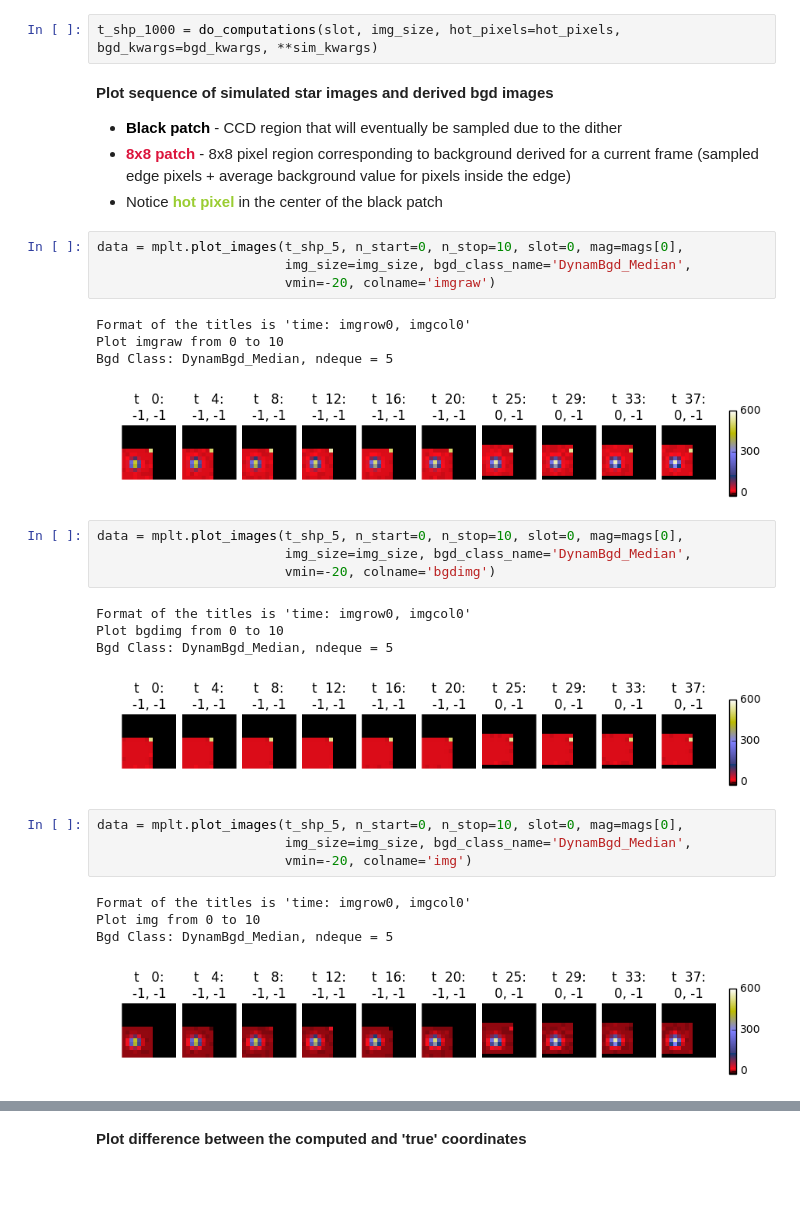
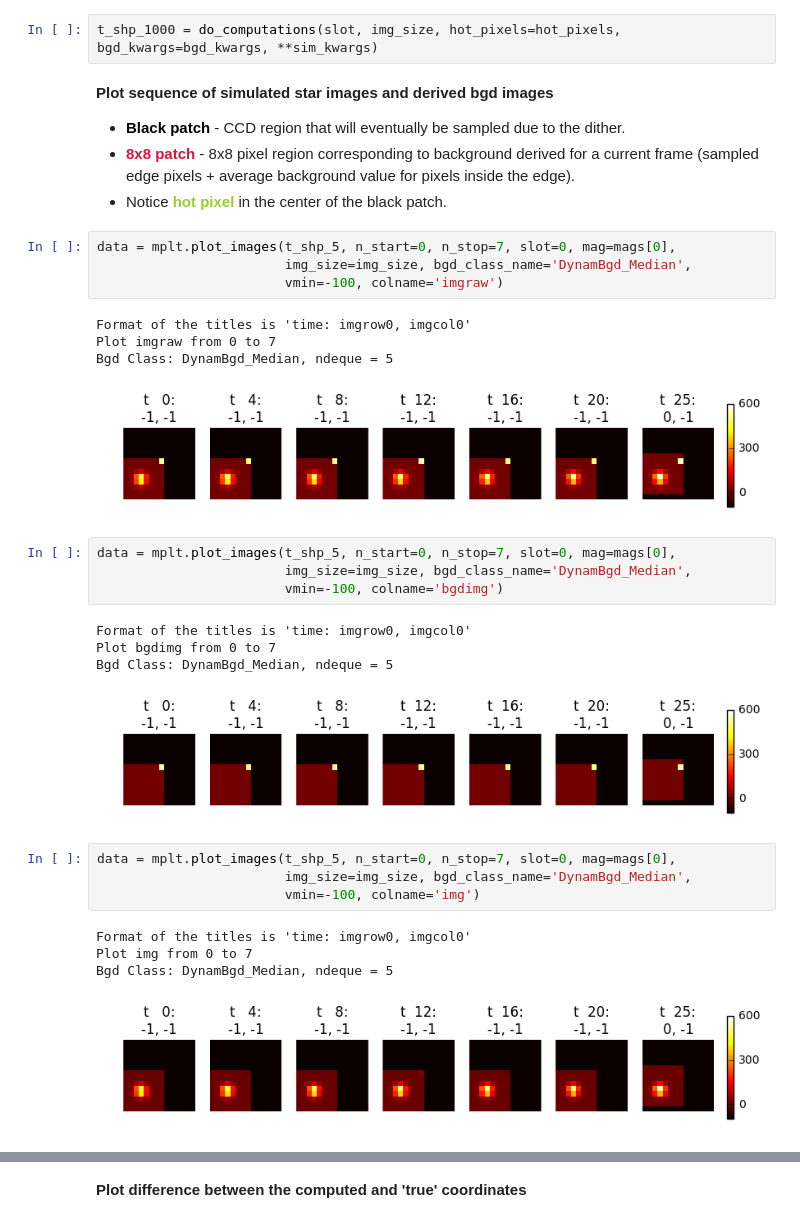
Before and after one commit to sot/aca_centroiding, a Jupyter notebook: dynam_bgd/aca_dynam_bgd_sim.ipynb, the cells around one changed output, grey strips where cells are left out. Saved outputs shown, nothing was run; the diff lists cells and outputs as text; blank space fills up the shorter version.

Commit message:
Adjusted plot layout

```diff
--- a/dynam_bgd/aca_dynam_bgd_sim.ipynb
+++ b/dynam_bgd/aca_dynam_bgd_sim.ipynb
@@ -276,36 +282,36 @@ t_shp_1000 = do_computations(slot, img_size, hot_pixels=hot_pixels, bgd_kwargs=b
 # %% [markdown]
 __Plot sequence of simulated star images and derived bgd images__
 
-* <span style="color:black;font-weight:bold">Black patch</span> - CCD region that will eventually be sampled due to the dither
-* <span style="color:crimson;font-weight:bold">8x8 patch</span> - 8x8 pixel region corresponding to background derived for a current frame (sampled edge pixels + average background value for pixels inside the edge)
-* Notice <span style="color:yellowgreen;font-weight:bold">hot pixel</span> in the center of the black patch
+* <span style="color:black;font-weight:bold">Black patch</span> - CCD region that will eventually be sampled due to the dither.
+* <span style="color:crimson;font-weight:bold">8x8 patch</span> - 8x8 pixel region corresponding to background derived for a current frame (sampled edge pixels + average background value for pixels inside the edge).
+* Notice <span style="color:yellowgreen;font-weight:bold">hot pixel</span> in the center of the black patch.
 # %%
-data = mplt.plot_images(t_shp_5, n_start=0, n_stop=10, slot=0, mag=mags[0],
+data = mplt.plot_images(t_shp_5, n_start=0, n_stop=7, slot=0, mag=mags[0],
                         img_size=img_size, bgd_class_name='DynamBgd_Median',
-                        vmin=-20, colname='imgraw')
+                        vmin=-100, colname='imgraw')
 # %% [output]
 Format of the titles is 'time: imgrow0, imgcol0'
-Plot imgraw from 0 to 10
+Plot imgraw from 0 to 7
 Bgd Class: DynamBgd_Median, ndeque = 5
-[figure, old version]
+[figure, new version]
 # %%
-data = mplt.plot_images(t_shp_5, n_start=0, n_stop=10, slot=0, mag=mags[0],
+data = mplt.plot_images(t_shp_5, n_start=0, n_stop=7, slot=0, mag=mags[0],
                         img_size=img_size, bgd_class_name='DynamBgd_Median',
-                        vmin=-20, colname='bgdimg')
+                        vmin=-100, colname='bgdimg')
 # %% [output]
 Format of the titles is 'time: imgrow0, imgcol0'
-Plot bgdimg from 0 to 10
+Plot bgdimg from 0 to 7
 Bgd Class: DynamBgd_Median, ndeque = 5
-[figure, old version]
+[figure, new version]
 # %%
-data = mplt.plot_images(t_shp_5, n_start=0, n_stop=10, slot=0, mag=mags[0],
+data = mplt.plot_images(t_shp_5, n_start=0, n_stop=7, slot=0, mag=mags[0],
                         img_size=img_size, bgd_class_name='DynamBgd_Median',
-                        vmin=-20, colname='img')
+                        vmin=-100, colname='img')
 # %% [output]
 Format of the titles is 'time: imgrow0, imgcol0'
-Plot img from 0 to 10
+Plot img from 0 to 7
 Bgd Class: DynamBgd_Median, ndeque = 5
-[figure, old version]
+[figure, new version]
 # %% [markdown]
 __Plot sampled background pixels__
 
```
Also changed, not shown: parts of 31 cells of this notebook, 2 other files.
